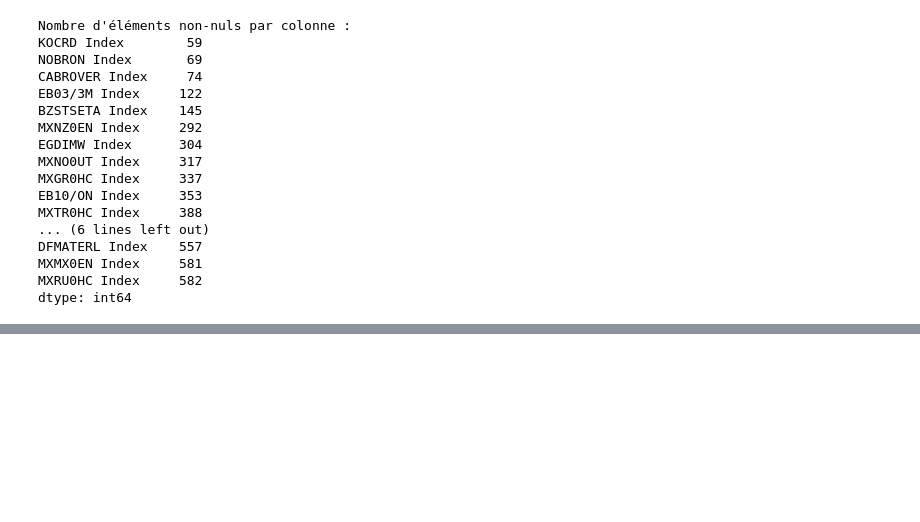
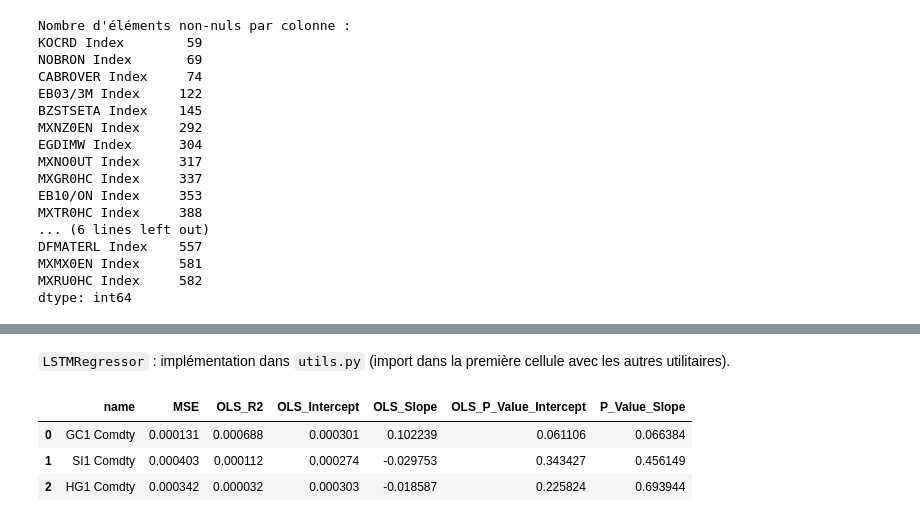
Before and after one commit to dianemans/time-series-pred, a Jupyter notebook: nb_clean_samy.ipynb, the cells around one changed output, grey strips where cells are left out. Cells and saved outputs as stored; diff of their text form; code cells hidden in the pictures; blank space fills up the shorter version.

```diff
--- a/nb_clean_samy.ipynb
+++ b/nb_clean_samy.ipynb
@@ -107,0 +173,47 @@ all_tickers[980:]
+# %% [markdown]
+`LSTMRegressor` : implémentation dans `utils.py` (import dans la première cellule avec les autres utilitaires).
+# %%
+# Prérequis : imports (1), définition de `stats_forecasting` (2). `test_tickers` / `tickers_name` : cellule tickers (valeurs par défaut ci‑dessous si absentes).
+_cols_drop = ['KOCRD Index', 'NOBRON Index', 'CABROVER Index', 'EB03/3M Index', 'BZSTSETA Index', 'MXNZ0EN Index', 'EGDIMW Index', 'UX1 Index', 'VXEEM Index', 'VXEFA Index', 'VXEWZ Index', 'VXFXI Index', 'VXGDX Index', 'VXSLV Index', 'W 1 Comdty', 'W1DOW Index', 'WBI Index', 'FNRETTM Index','FNREU Index', 'WIG Index', 'WIGCON Index', 'WIGFOOD Index', 'XU100 Index', 'XUHIZ Index','XUMAL Index', 'XUSIN Index', 'XUTEK Index', 'YW1 Comdty', 'ZAREUR Curncy', 'ZARJPY Curncy', 'ZARUSD Curncy']
+df_for_lstm = pd.read_csv('Datasets/returns_all.csv')
+df_for_lstm.drop(columns=[c for c in _cols_drop if c in df_for_lstm.columns], axis=1, inplace=True)
+
+if 'test_tickers' not in globals():
+    test_tickers = ['GC1 Comdty', 'SI1 Comdty', 'HG1 Comdty']
+if 'tickers_name' not in globals():
+    tickers_name = "all_tickers"
+
+model_lstm = LSTMRegressor(
+    lookback=25,
+    lstm_units=56,
+    dropout=0.08,
+    l2_reg=1e-5,
+    max_epochs=100,
+    batch_size=32,
+    val_frac=0.12,
+    early_stop_patience=12,
+    verbose=0,
+    random_state=42,
+)
+model_name_lstm = "LSTM_lb25_es_feats_v2"
+fonc_lstm = feature_engineering_lstm
+
+results_lstm = []
+for name in tqdm(test_tickers, desc="LSTM — tickers test"):
+    res = stats_forecasting(df_for_lstm, name, model_lstm, fonc_lstm, plot=False)
+    results_lstm.append(res)
+
+df_lstm_results = pd.DataFrame(results_lstm)
+display(df_lstm_results)
+df_lstm_results.to_csv(f'Resultats/resultats_{tickers_name}_{model_name_lstm}.csv', index=False)
+
+# Pour lancer sur tous les actifs (long) : décommenter et réutiliser `all_tickers`.
+# results_lstm_all = []
+# for name in tqdm(all_tickers, desc="LSTM — tous les tickers"):
+#     results_lstm_all.append(stats_forecasting(df_for_lstm, name, model_lstm, fonc_lstm, plot=False))
+# pd.DataFrame(results_lstm_all).to_csv(f'Resultats/resultats_{tickers_name}_{model_name_lstm}.csv', index=False)
+# %% [output]
+|  | name | MSE | OLS_R2 | OLS_Intercept | OLS_Slope | OLS_P_Value_Intercept | P_Value_Slope |
+| 0 | GC1 Comdty | 0.000131 | 0.000688 | 0.000301 | 0.102239 | 0.061106 | 0.066384 |
+| 1 | SI1 Comdty | 0.000403 | 0.000112 | 0.000274 | -0.029753 | 0.343427 | 0.456149 |
+| 2 | HG1 Comdty | 0.000342 | 0.000032 | 0.000303 | -0.018587 | 0.225824 | 0.693944 |
```
Also changed, not shown: parts of 9 cells of this notebook, 1 other file.
